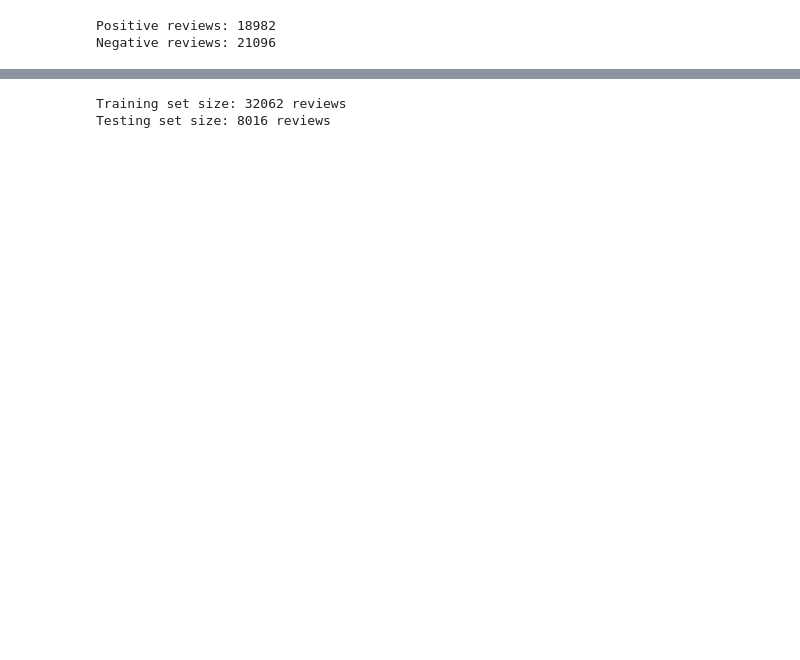
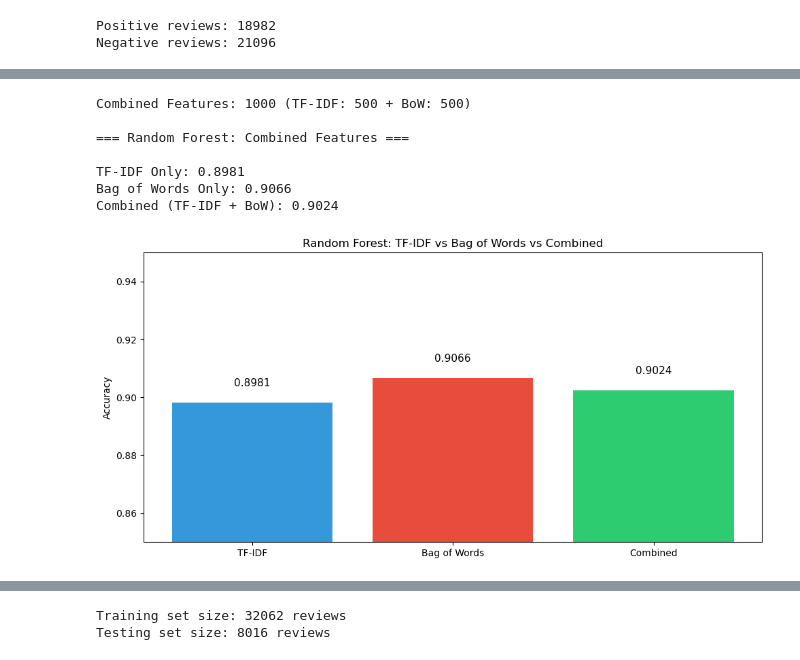
Before and after one commit to hashemwa/CSE-482-Project, a Jupyter notebook: analysis.ipynb, the cells around one changed output, grey strips where cells are left out. Cells and saved outputs as stored; diff of their text form; code cells hidden in the pictures; blank space fills up the shorter version.

```diff
--- a/analysis.ipynb
+++ b/analysis.ipynb
@@ -444,0 +531,48 @@ print(result.summary())
+# %%
+# Random Forest: Combined TF-IDF + Bag of Words
+from scipy.sparse import hstack
+
+# Combine TF-IDF and BoW features horizontally
+X_combined = hstack([X_tfidf, X_bow])
+X_train_combined, X_test_combined, y_train_comb, y_test_comb = train_test_split(
+    X_combined, y, test_size=0.2, random_state=42
+)
+
+print(f"Combined Features: {X_combined.shape[1]} (TF-IDF: {X_tfidf.shape[1]} + BoW: {X_bow.shape[1]})\n")
+
+# Train Random Forest on combined features
+rf_combined = RandomForestClassifier(n_estimators=100, random_state=42, class_weight='balanced', n_jobs=-1)
+rf_combined.fit(X_train_combined, y_train_comb)
+acc_combined = accuracy_score(y_test_comb, rf_combined.predict(X_test_combined))
+
+print("=== Random Forest: Combined Features ===\n")
+print(f"TF-IDF Only: {acc_tfidf:.4f}")
+print(f"Bag of Words Only: {acc_bow:.4f}")
+print(f"Combined (TF-IDF + BoW): {acc_combined:.4f}")
+
+# Bar chart
+plt.figure(figsize=(10, 5))
+methods = ['TF-IDF', 'Bag of Words', 'Combined']
+accuracies = [acc_tfidf, acc_bow, acc_combined]
+colors = ['#3498db', '#e74c3c', '#2ecc71']
+
+bars = plt.bar(methods, accuracies, color=colors)
+plt.ylabel('Accuracy')
+plt.title('Random Forest: TF-IDF vs Bag of Words vs Combined')
+plt.ylim(0.85, 0.95)
+
+for bar, acc in zip(bars, accuracies):
+    plt.text(bar.get_x() + bar.get_width()/2, bar.get_height() + 0.005,
+             f'{acc:.4f}', ha='center', va='bottom', fontsize=11)
+
+plt.tight_layout()
+plt.show()
+# %% [output]
+Combined Features: 1000 (TF-IDF: 500 + BoW: 500)
+
+=== Random Forest: Combined Features ===
+
+TF-IDF Only: 0.8981
+Bag of Words Only: 0.9066
+Combined (TF-IDF + BoW): 0.9024
+[figure, added]
```
Also changed, not shown: parts of 20 cells of this notebook.
